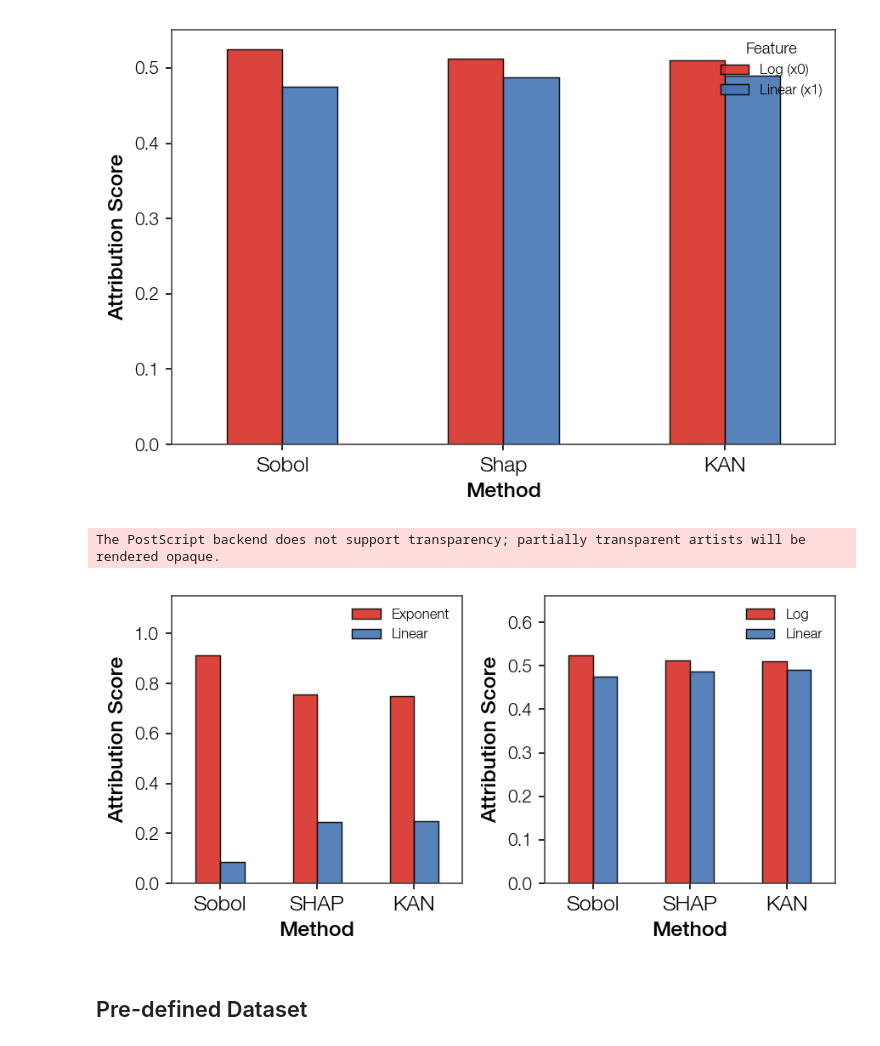
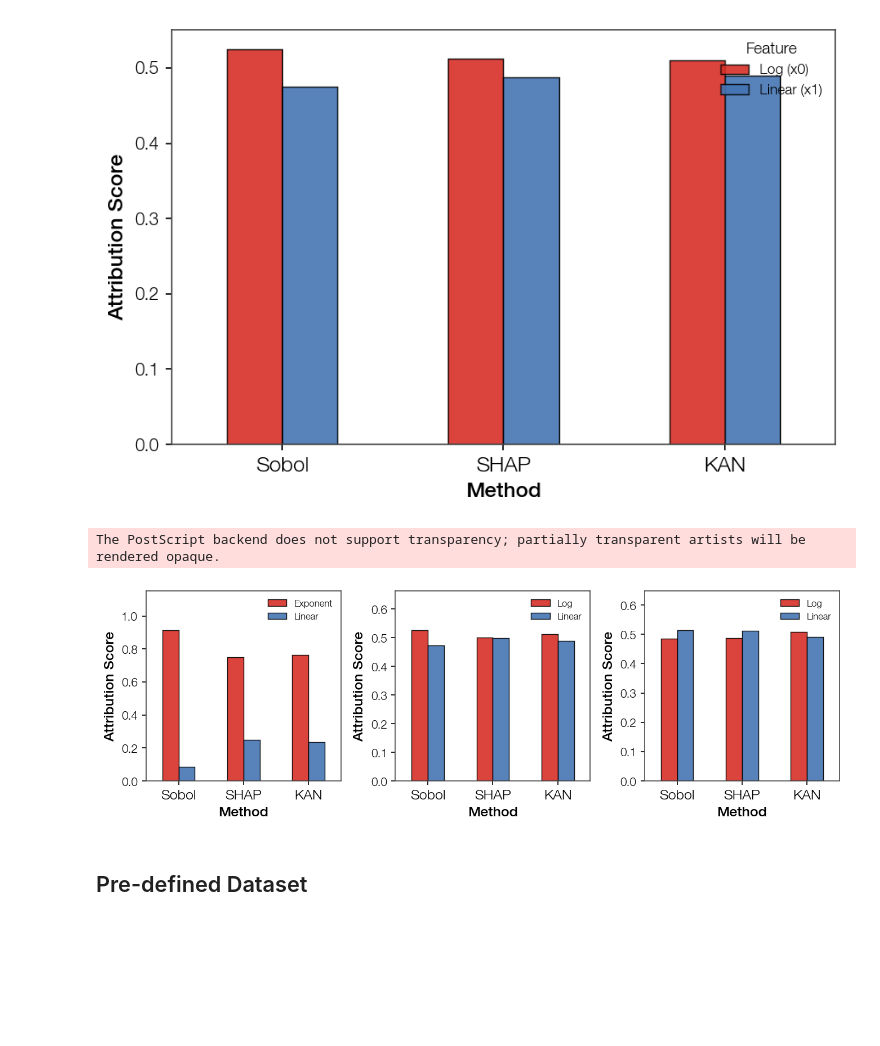
Before and after one commit to foodbanana/pykan, a Jupyter notebook: github/workflows/Hyein/plot_conventional.ipynb, the cells around one changed output. Drawn from its saved outputs; the diff is of its cells as text; code cells hidden in the pictures; blank space fills up the shorter version.

Commit message:
Analytic function analysis: SHAP and Sobol under scaling

```diff
--- a/github/workflows/Hyein/plot_conventional.ipynb
+++ b/github/workflows/Hyein/plot_conventional.ipynb
@@ -126,7 +126,7 @@ s_kan = df_KAN['Global_Attribution_Score'].tolist()
 s_ALL = {
     'Feature': feat_names,
     'Sobol': s_sobol,
-    'Shap': s_shap,
+    'SHAP': s_shap,
     'KAN': s_kan
 }
 df_all = pd.DataFrame(s_ALL)
@@ -166,13 +166,13 @@ import pandas as pd
 import os
 import numpy as np
 
-analytic_fun_list = ['exponential', 'logarithm']
+analytic_fun_list = ['exponential', 'logarithm', 'log2']
 
 def get_analytic_res(fun_analytic):
     dir_analytic = r"D:\pykan\github\workflows\Hyein\analytical_results"
     file_sobol = os.path.join(dir_analytic, fun_analytic, "sobol_indices_global.csv")
     file_shap = os.path.join(dir_analytic, fun_analytic, "shap_mean_abs_global.csv")
-    file_kan = os.path.join(dir_analytic, fun_analytic, "kan_models", f"{fun_analytic}_global_attribution_scores.csv")
+    file_kan = os.path.join(dir_analytic, fun_analytic, "kan_models", f"{fun_analytic}_global_attribution_scores_saltelli.csv")
 
     files = [file_sobol, file_shap, file_kan]
     columns = ['First_Order (S1)', 'Mean_Abs_SHAP', 'Global_Attribution_Score']
@@ -189,36 +189,36 @@ def get_analytic_res(fun_analytic):
     df_methods.index = df_methods.index.str.replace(r'\s*\(.*?\)', '', regex=True)
     df_transposed = df_methods.T
     return df_transposed
 
 def plot_analysis_res(name_data, ax, df):
     num_feat = len(df.columns)
     cmap = plt.get_cmap('RdYlBu')
     custom_colors = [cmap(x) for x in np.linspace(0.1, 0.9, num_feat)]
 
     df.plot(kind='bar', rot=0, color=custom_colors, alpha=0.9, ax=ax)
 
     # 4. Customize axes and labels
     ax.set_xlabel('Method')
     ax.set_ylabel('Attribution Score')
     ax.legend()
     y_min, y_max = ax.get_ylim()
     ax.set_ylim([0, y_max*1.2])
     # ax.set_title(name_data)
 
 df_data = [get_analytic_res(fun) for fun in analytic_fun_list]
-fig, axes = plt.subplots(1, 2, figsize=(6,3))
+fig, axes = plt.subplots(1, 3, figsize=(9,3))
 axes_flat = axes.flatten()
-for data, df_target, ax_target in zip(analytic_fun_list + data_list, df_data, axes_flat):
+for data, df_target, ax_target in zip(analytic_fun_list, df_data, axes_flat):
     plot_analysis_res(data, ax_target, df_target)
 
 # Adjust layout and display
 plt.savefig(os.path.join(dir_paper_figure, f"VS_conventionals_Analytic.png"))
 plt.savefig(os.path.join(dir_paper_figure, f"VS_conventionals_Analytic.svg"), format='svg')
 plt.savefig(os.path.join(dir_paper_figure, f"VS_conventionals_Analytic.eps"), format='eps')
 plt.show()
 # %% [output]
 The PostScript backend does not support transparency; partially transparent artists will be rendered opaque.
-[figure, old version]
+[figure, new version]
 # %% [markdown]
 ## Pre-defined Dataset
 # %%
```
Also changed, not shown: 55 other files.
